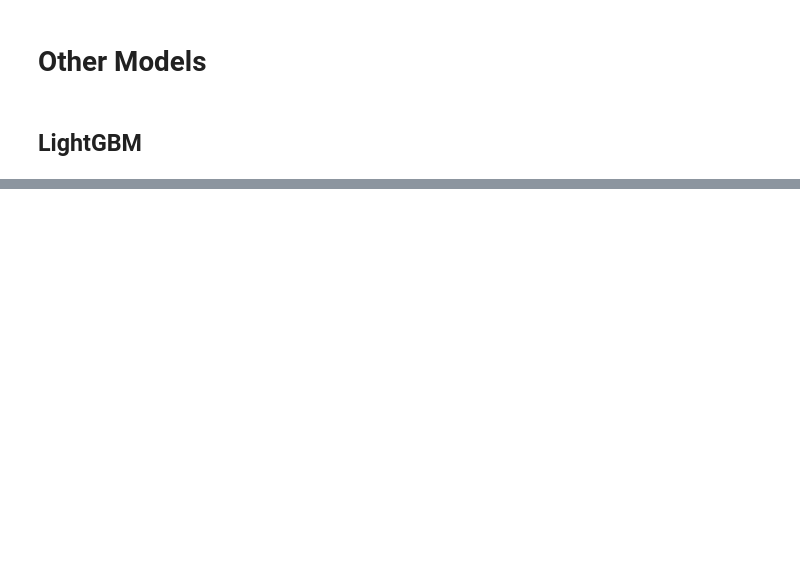
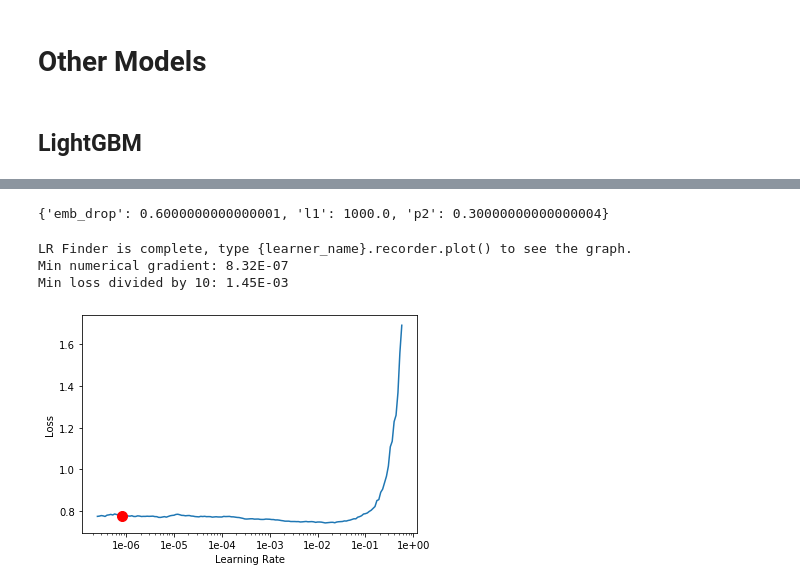
Before and after one commit to arjun-prabhakar/mlb_outcomes, a Jupyter notebook: notebooks/model.ipynb, the cells around one changed output, grey strips where cells are left out. Drawn from its saved outputs; the diff is of its cells as text; code cells hidden in the pictures; blank space fills up the shorter version.

```diff
--- a/notebooks/model.ipynb
+++ b/notebooks/model.ipynb
@@ -299,0 +302,77 @@ fig.tight_layout()
+# %%
+CAT_NAMES = [x for x in df.columns if df[x].dtype=='object']
+CONT_NAMES = [x for x in df.columns if df[x].dtype not in ['object','bool']]
+# %%
+data = (TabularList.from_df(df, path='.',
+                        cat_names=CAT_NAMES,
+                        cont_names=CONT_NAMES,
+                        procs=[FillMissing, Categorify, Normalize])
+        .split_by_idx(list(range(300)))
+        .label_from_df(cols='home_team_win')
+        .databunch())
+# %%
+from hyperopt import fmin, tpe, hp, Trials
+import fastai
+from fastprogress import force_console_behavior
+import fastprogress
+
+space = {'p2': hp.quniform('p2',0,.8,.1),
+    'emb_drop': hp.quniform('emb_drop',0,.8,.1),
+    'l1': hp.quniform('l1',200,1000,100),
+         }
+
+# suppress widgets
+fastprogress.fastprogress.NO_BAR = True
+master_bar, progress_bar = force_console_behavior()
+fastai.basic_train.master_bar, fastai.basic_train.progress_bar = master_bar, progress_bar
+fastprogress.fastprogress.WRITER_FN = str
+
+def objective(x):
+    #get params from hyperopt
+    p2 = x['p2']
+    p1 = p2/10
+    emb_drop = x['emb_drop']
+    l1=int(x['l1'])
+    l2 = int(l1/2)
+    # lr = x['lr']
+
+    # freeze seeds
+    import random
+    import torch
+    seed = 13
+    random.seed(seed)    #python
+    np.random.seed(seed) #numpy
+    torch.manual_seed(seed)
+    torch.backends.cudnn.deterministic = True
+
+    # get to work
+    learn = tabular_learner(data, layers=[l1,l2],ps=[p1,p2], wd=1e-1, emb_drop=emb_drop)
+    learn.fit_one_cycle(2, max_lr=1e-2)
+    preds, y = learn.get_preds(ds_type=DatasetType.Valid, with_loss=False)
+    preds = np.array(preds)
+    score = -roc_auc_score(y, preds[:,1]>0.5)
+
+    return {'loss': score, 'status':'ok'}
+
+trials = Trials()
+
+best = fmin(objective,
+    space=space,
+    algo=tpe.suggest,
+    max_evals=50,
+    trials=trials)
+best
+# %% [output]
+{'emb_drop': 0.6000000000000001, 'l1': 1000.0, 'p2': 0.30000000000000004}
+# %%
+learn = tabular_learner(data, layers=[500, 250], metrics=accuracy,
+                        ps=[.07, .7], wd=1e-1, emb_drop=.55)
+# %%
+learn.lr_find(stop_div=True, num_it=200)
+learn.recorder.plot(suggestion=True)
+lr = learn.recorder.min_grad_lr
+# %% [output]
+LR Finder is complete, type {learner_name}.recorder.plot() to see the graph.
+Min numerical gradient: 8.32E-07
+Min loss divided by 10: 1.45E-03
+[figure, added]
```
Also changed, not shown: parts of 20 cells of this notebook, 4 other files.
